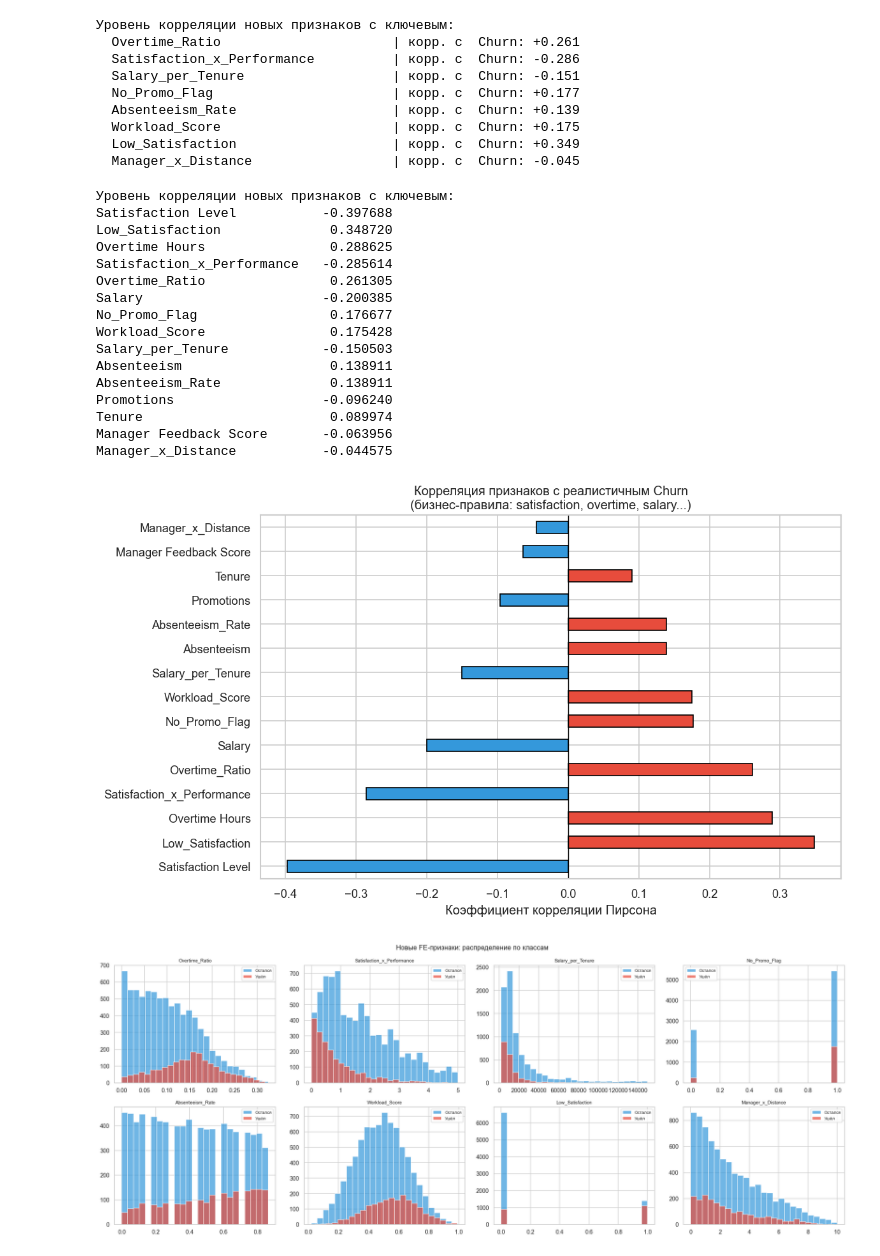
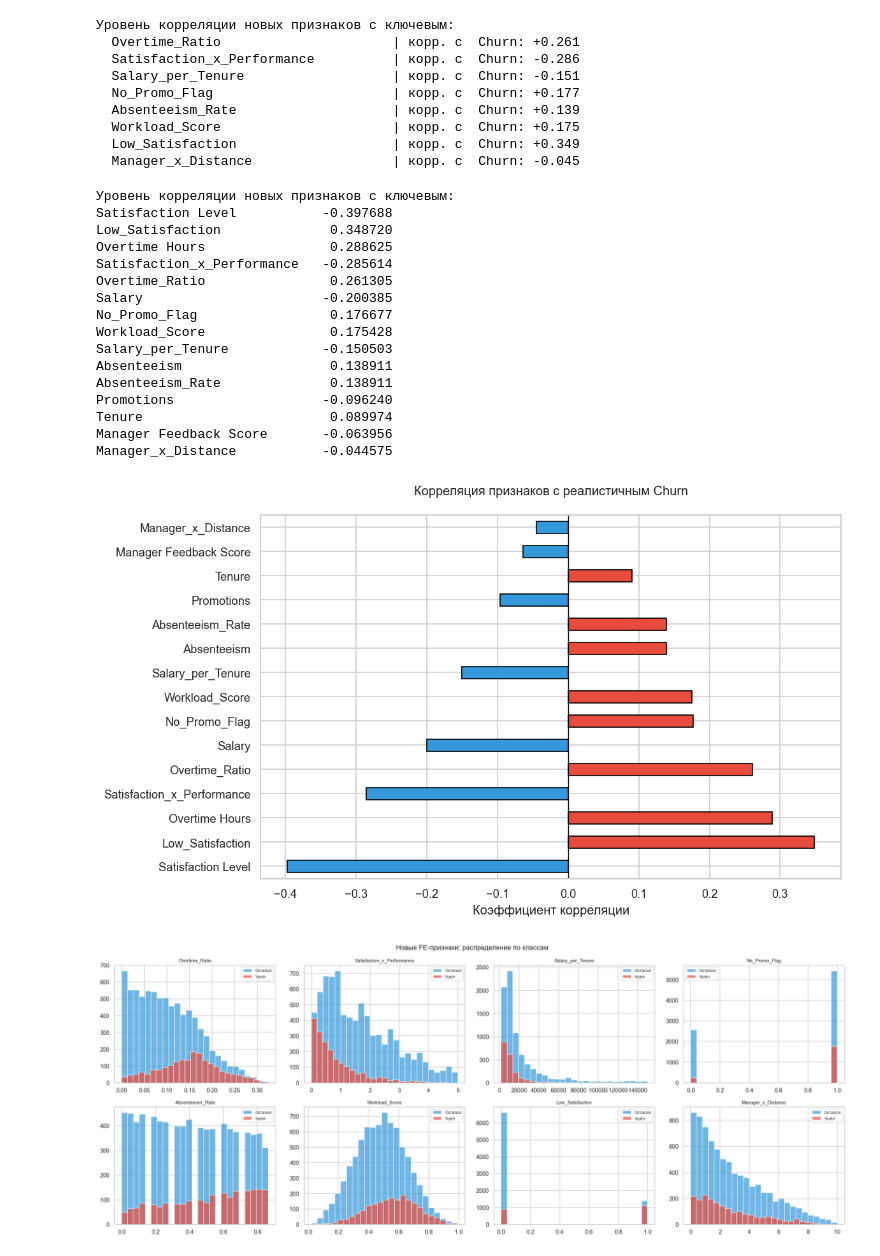
Before and after one commit to korolenko/ML-Basic, a Jupyter notebook: graduation_work/employee_churn_final.ipynb, the cells around one changed output. Cells and saved outputs as stored; diff of their text form; code cells hidden in the pictures.

```diff
--- a/graduation_work/employee_churn_final.ipynb
+++ b/graduation_work/employee_churn_final.ipynb
@@ -470,36 +470,36 @@ num_fe_cols = df_fe.select_dtypes(include=[np.number]).columns.tolist()
 num_fe_cols_no_churn = [c for c in num_fe_cols if c != 'Churn']
 corr_new_churn = df_fe[num_fe_cols].corr()['Churn'].drop('Churn').sort_values(key=abs, ascending=False)
 
 print('Уровень корреляции новых признаков с ключевым:')
 print(corr_new_churn.head(15).to_string())
 
 plt.figure(figsize=(10, 6))
 colors_new = ['#e74c3c' if v > 0 else '#3498db' for v in corr_new_churn.head(15)]
 corr_new_churn.head(15).plot(kind='barh', color=colors_new, edgecolor='black')
 plt.axvline(0, color='black', lw=0.8)
-plt.title('Корреляция признаков с реалистичным Churn\n(бизнес-правила: satisfaction, overtime, salary...)', fontsize=12)
-plt.xlabel('Коэффициент корреляции Пирсона')
+plt.title('Корреляция признаков с реалистичным Churn\n', fontsize=12)
+plt.xlabel('Коэффициент корреляции')
 plt.tight_layout()
 plt.savefig('07_corr_new_churn.png', bbox_inches='tight')
 plt.show()
 # %% [output]
 Уровень корреляции новых признаков с ключевым:
 Satisfaction Level           -0.397688
 Low_Satisfaction              0.348720
 Overtime Hours                0.288625
 Satisfaction_x_Performance   -0.285614
 Overtime_Ratio                0.261305
 Salary                       -0.200385
 No_Promo_Flag                 0.176677
 Workload_Score                0.175428
 Salary_per_Tenure            -0.150503
 Absenteeism                   0.138911
 Absenteeism_Rate              0.138911
 Promotions                   -0.096240
 Tenure                        0.089974
 Manager Feedback Score       -0.063956
 Manager_x_Distance           -0.044575
-[figure, old version]
+[figure, new version]
 # %%
 # Визуализация новых признаков
 fig, axes = plt.subplots(2, 4, figsize=(20, 8))
```
Also changed, not shown: parts of 11 cells of this notebook.
